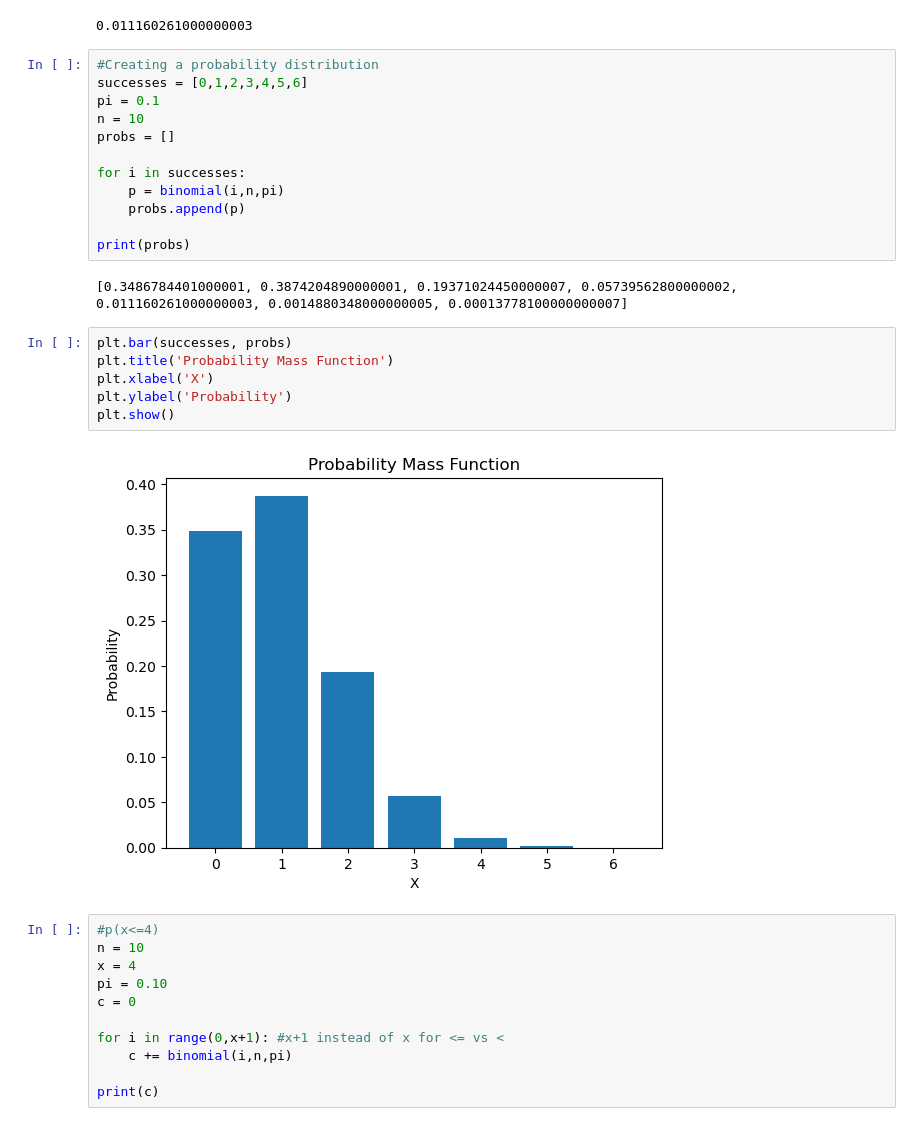
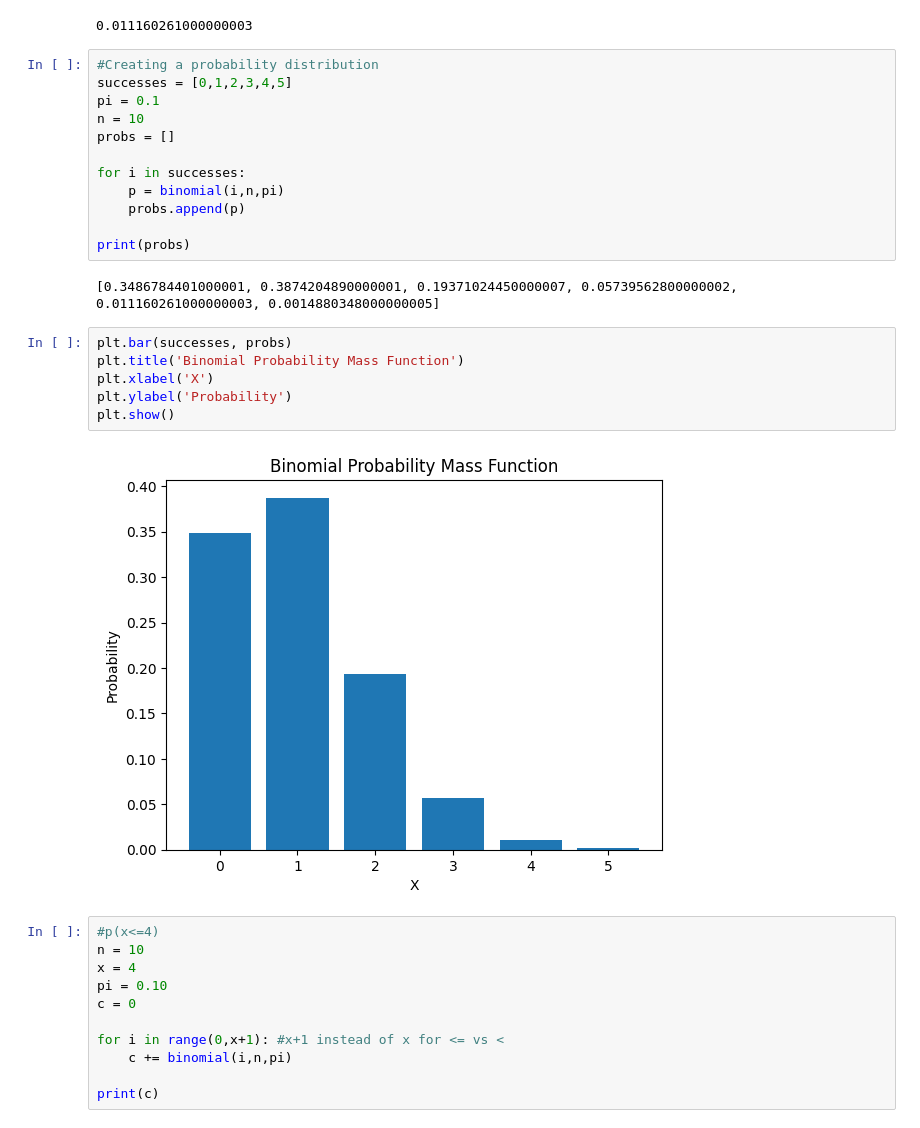
Before and after one commit to rjwrobel86/Python4Statistics, a Jupyter notebook: Notebooks/Binomial and Poisson.ipynb, the cells around one changed output. Saved outputs shown, nothing was run; the diff lists cells and outputs as text.

```diff
--- a/Notebooks/Binomial and Poisson.ipynb
+++ b/Notebooks/Binomial and Poisson.ipynb
@@ -62,7 +62,7 @@ binomial(x,n,pi)
 0.011160261000000003
 # %%
 #Creating a probability distribution
-successes = [0,1,2,3,4,5,6]
+successes = [0,1,2,3,4,5]
 pi = 0.1
 n = 10
 probs = []
@@ -73,15 +73,15 @@ for i in successes:
 
 print(probs)
 # %% [output]
-[0.3486784401000001, 0.3874204890000001, 0.19371024450000007, 0.05739562800000002, 0.011160261000000003, 0.0014880348000000005, 0.00013778100000000007]
+[0.3486784401000001, 0.3874204890000001, 0.19371024450000007, 0.05739562800000002, 0.011160261000000003, 0.0014880348000000005]
 # %%
 plt.bar(successes, probs)
-plt.title('Probability Mass Function')
+plt.title('Binomial Probability Mass Function')
 plt.xlabel('X')
 plt.ylabel('Probability')
 plt.show()
 # %% [output]
-[figure, old version]
+[figure, new version]
 # %%
 #p(x<=4)
 n = 10
```
Also changed, not shown: parts of 3 cells of this notebook.
